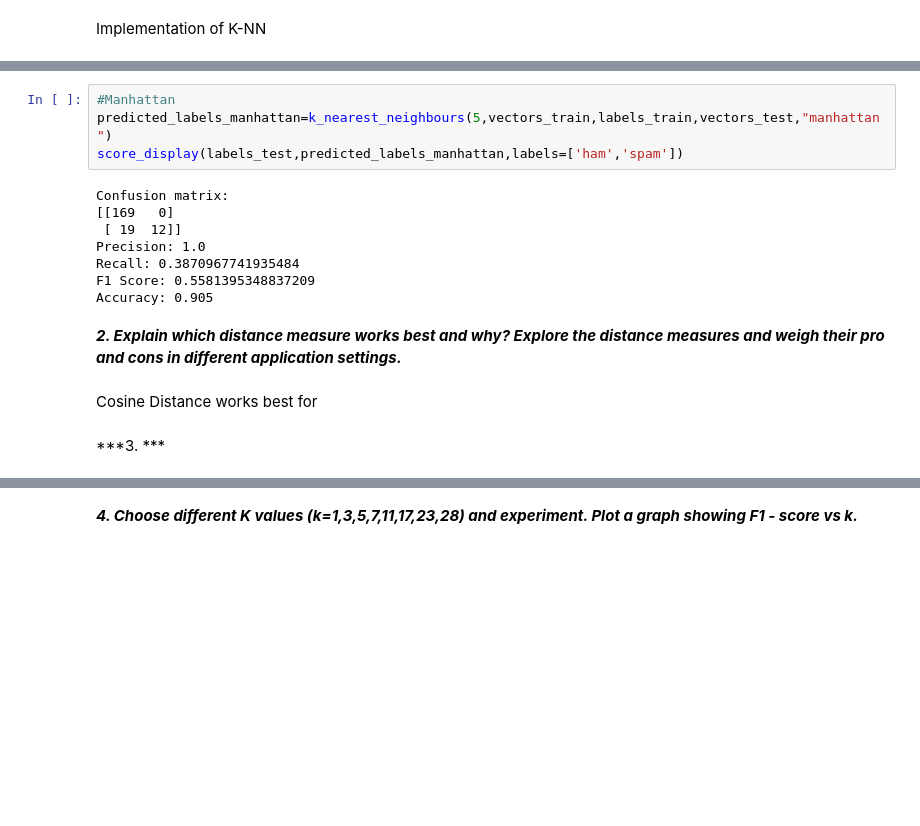
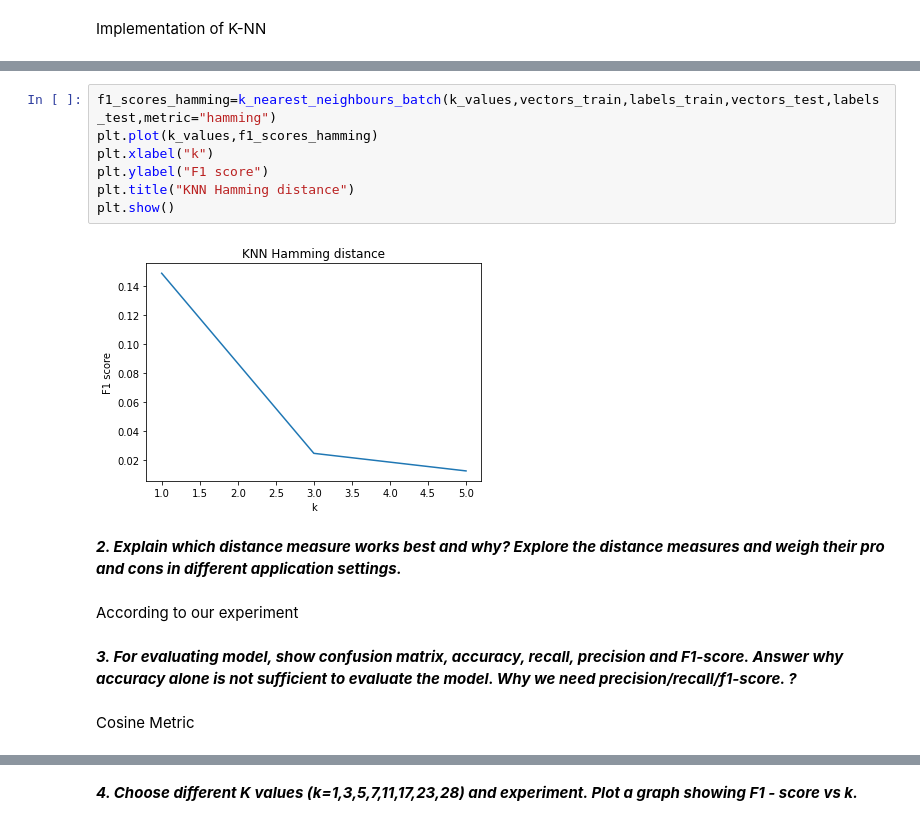
Before and after one commit to soumodiptab/Statistical-Methods-In-AI-Spring-22, a Jupyter notebook: Assignment1/testing/2021201086_Assignment1_Question3.ipynb, the cells around one changed output, grey strips where cells are left out. Drawn from its saved outputs; the diff is of its cells as text; blank space fills up the shorter version.

```diff
--- a/Assignment1/testing/2021201086_Assignment1_Question3.ipynb
+++ b/Assignment1/testing/2021201086_Assignment1_Question3.ipynb
@@ -410,18 +386,17 @@ Accuracy: 0.715
-# %%
-#Manhattan
-predicted_labels_manhattan=k_nearest_neighbours(5,vectors_train,labels_train,vectors_test,"manhattan")
-score_display(labels_test,predicted_labels_manhattan,labels=['ham','spam'])
-# %% [output]
-Confusion matrix:
-[[169   0]
- [ 19  12]]
-Precision: 1.0
-Recall: 0.3870967741935484
-F1 Score: 0.5581395348837209
-Accuracy: 0.905
+# %%
+f1_scores_hamming=k_nearest_neighbours_batch(k_values,vectors_train,labels_train,vectors_test,labels_test,metric="hamming")
+plt.plot(k_values,f1_scores_hamming)
+plt.xlabel("k")
+plt.ylabel("F1 score")
+plt.title("KNN Hamming distance")
+plt.show()
+# %% [output]
+[figure, added]
 # %% [markdown]
 ***2. Explain which distance measure works best and why? Explore the distance measures and weigh their pro and cons in different application settings.***
 # %% [markdown]
-Cosine Distance works best for
+According to our experiment
 # %% [markdown]
-***3. ***
+***3. For evaluating model, show confusion matrix, accuracy, recall, precision and F1-score. Answer why accuracy alone is not sufficient to evaluate the model. Why we need precision/recall/f1-score. ?***
+# %% [markdown]
+Cosine Metric
```
Also changed, not shown: parts of 28 cells of this notebook, 2 other files.
